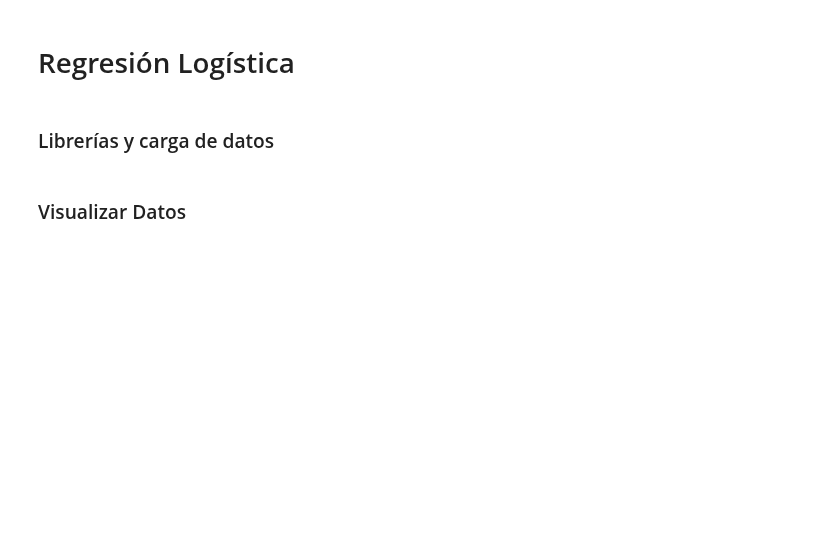
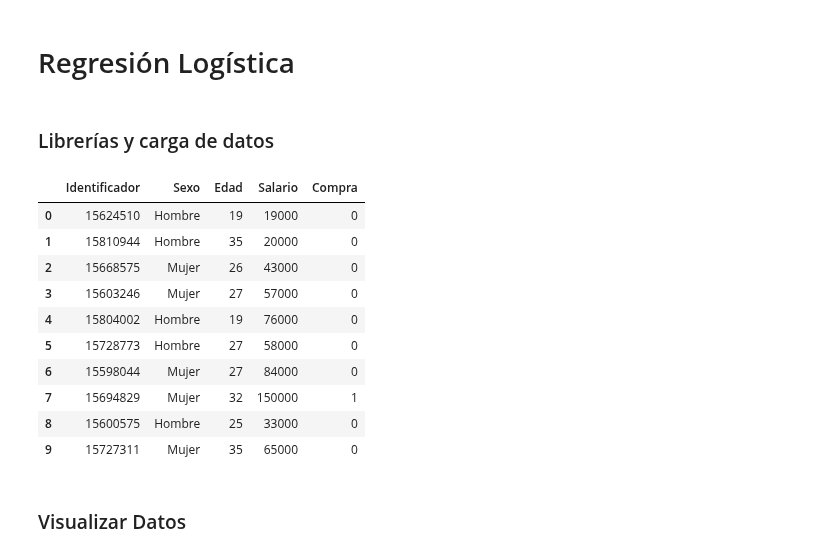
Before and after one commit to gachet/ad-1-24, a Jupyter notebook: LOG/exa2.24_sol.ipynb, the cells around one changed output. Saved outputs shown, nothing was run; the diff lists cells and outputs as text; code cells hidden in the pictures; blank space fills up the shorter version.

```diff
--- a/LOG/exa2.24_sol.ipynb
+++ b/LOG/exa2.24_sol.ipynb
@@ -12,5 +12,19 @@ import pandas as pd
 
 %matplotlib inline
 # %%
-data = pd.read_csv("https://drive.google.com/uc?id=1fMmyhTvj8RAJxMdFtI7zB5j8egQKx30O")
+# 1. Importar datos y ver las primeras 10 lineas
+data = pd.read_csv('https://drive.google.com/uc?id=1Tt2YOz6CVUCqgQ4Ob50PdWG81UyyeQTB')
+data.head(10)
+# %% [output]
+|  | Identificador | Sexo | Edad | Salario | Compra |
+| 0 | 15624510 | Hombre | 19 | 19000 | 0 |
+| 1 | 15810944 | Hombre | 35 | 20000 | 0 |
+| 2 | 15668575 | Mujer | 26 | 43000 | 0 |
+| 3 | 15603246 | Mujer | 27 | 57000 | 0 |
+| 4 | 15804002 | Hombre | 19 | 76000 | 0 |
+| 5 | 15728773 | Hombre | 27 | 58000 | 0 |
+| 6 | 15598044 | Mujer | 27 | 84000 | 0 |
+| 7 | 15694829 | Mujer | 32 | 150000 | 1 |
+| 8 | 15600575 | Hombre | 25 | 33000 | 0 |
+| 9 | 15727311 | Mujer | 35 | 65000 | 0 |
 # %%
```
Also changed, not shown: parts of 17 cells of this notebook.
